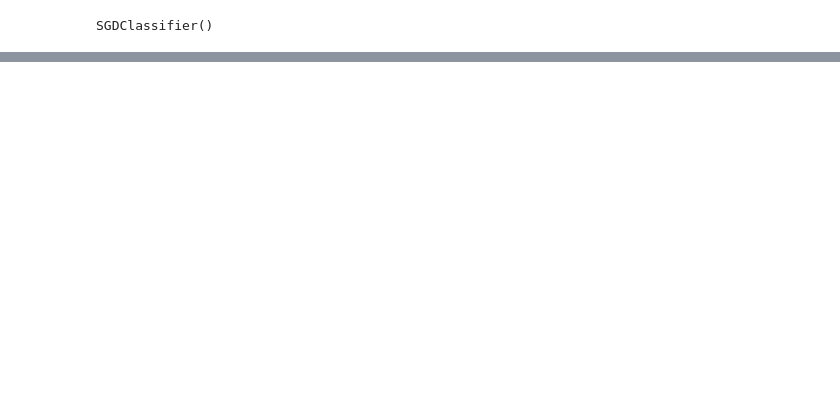
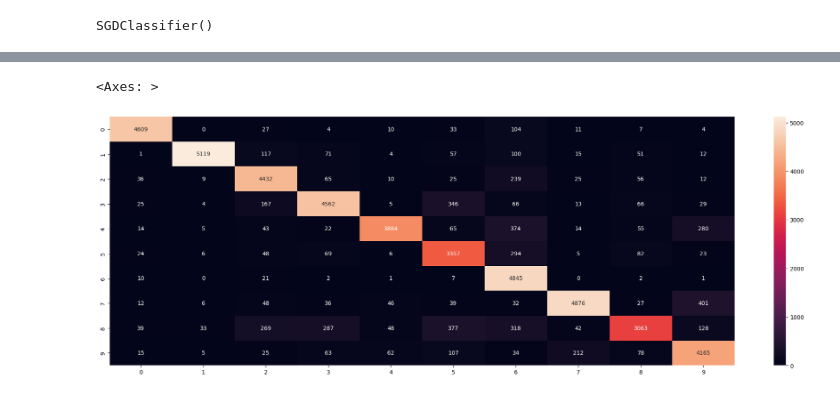
Before and after one commit to lucasdbr05/MNIST, a Jupyter notebook: main.ipynb, the cells around one changed output, grey strips where cells are left out. Saved outputs shown, nothing was run; the diff lists cells and outputs as text; code cells hidden in the pictures; blank space fills up the shorter version.

```diff
--- a/main.ipynb
+++ b/main.ipynb
@@ -71,0 +88,3 @@ plt.show()
+# %%
+conf_matrix = confusion_matrix(y_train_pred, sgd_cls.predict(X_train))
+print(classification_report(y_train_pred, sgd_cls.predict(X_train)))
@@ -71,0 +108,7 @@ plt.show()
+# %%
+fig, ax = plt.subplots(figsize= (25, 8))
+
+seaborn.heatmap(conf_matrix, annot=True, fmt=".0f")
+# %% [output]
+<Axes: >
+[figure, added]
```
Also changed, not shown: parts of 10 cells of this notebook.
